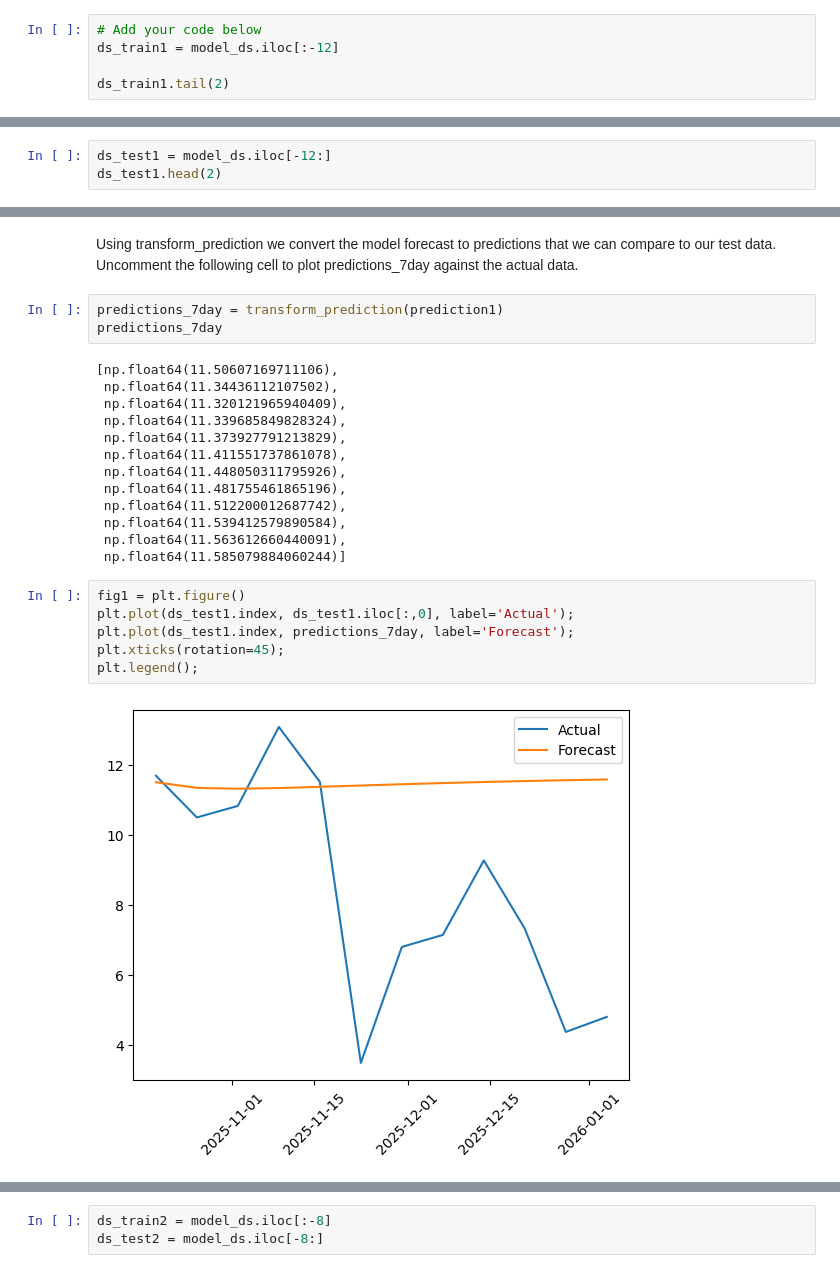
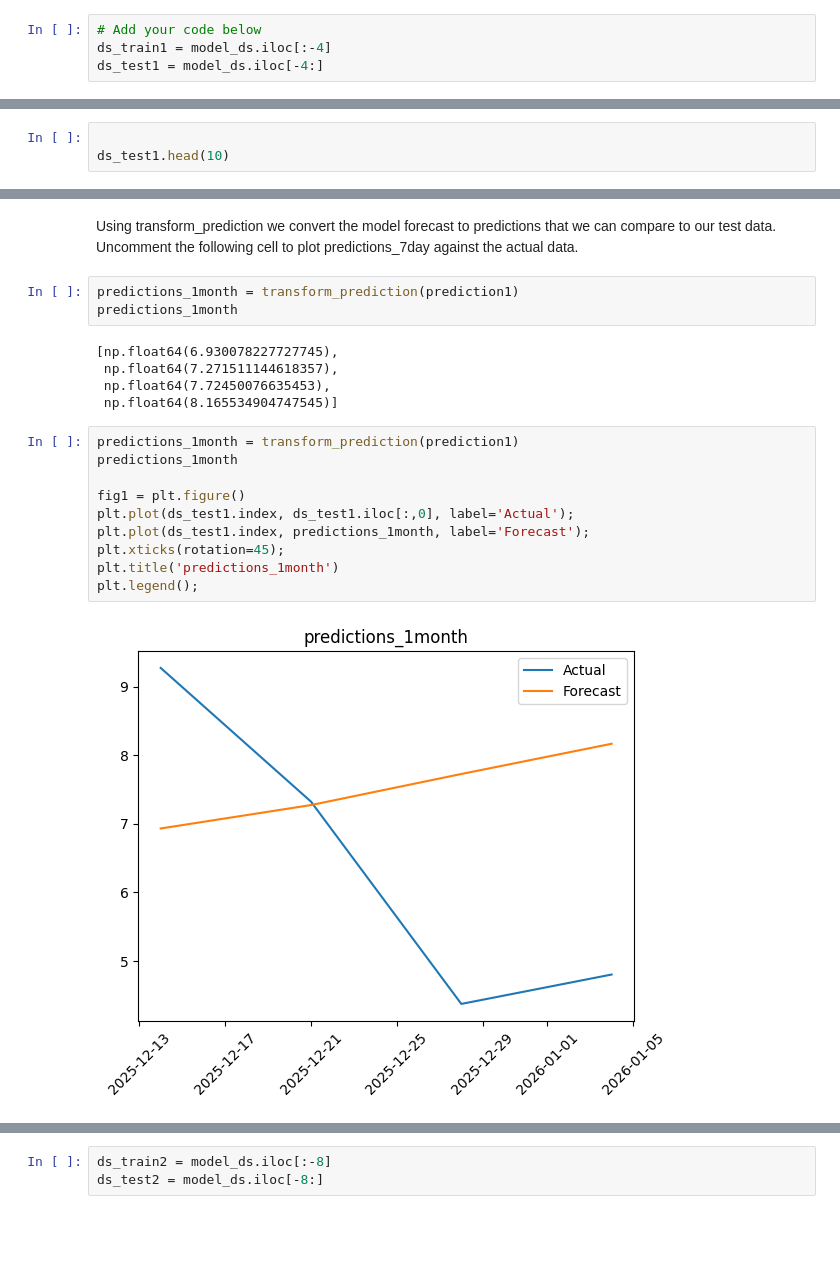
Before and after one commit to admason/C_Spark_Project_AM2, a Jupyter notebook: RTC_Sklearn_WEEK.ipynb, the cells around one changed output, grey strips where cells are left out. Cells and saved outputs as stored; diff of their text form; blank space fills up the shorter version.

```diff
--- a/RTC_Sklearn_WEEK.ipynb
+++ b/RTC_Sklearn_WEEK.ipynb
@@ -746,5 +746,4 @@ model_ds.head(2)
 # %%
 # Add your code below
-ds_train1 = model_ds.iloc[:-12]
-
-ds_train1.tail(2)
+ds_train1 = model_ds.iloc[:-4]
+ds_test1 = model_ds.iloc[-4:]
@@ -756,6 +767,6 @@ ds_train1.tail(2)
 # %%
-ds_test1 = model_ds.iloc[-12:]
-ds_test1.head(2)
+
+ds_test1.head(10)
 # %% [output]
 |  | Daily Tmean °C | Rainfall mm 1 dpl no traces | Sunshine duration h | Air frost 0/1 | Incident_Count |
 | Date |  |  |  |  |  |
@@ -806,29 +811,25 @@ def transform_prediction(prediction):
 # %% [markdown]
 Using transform_prediction we convert the model forecast to predictions that we can compare to our test data. Uncomment the following cell to plot predictions_7day against the actual data.
 # %%
-predictions_7day = transform_prediction(prediction1)
-predictions_7day
+predictions_1month = transform_prediction(prediction1)
+predictions_1month
 # %% [output]
-[np.float64(11.50607169711106),
- np.float64(11.34436112107502),
- np.float64(11.320121965940409),
- np.float64(11.339685849828324),
- np.float64(11.373927791213829),
- np.float64(11.411551737861078),
- np.float64(11.448050311795926),
- np.float64(11.481755461865196),
- np.float64(11.512200012687742),
- np.float64(11.539412579890584),
- np.float64(11.563612660440091),
- np.float64(11.585079884060244)]
+[np.float64(6.930078227727745),
+ np.float64(7.271511144618357),
+ np.float64(7.72450076635453),
+ np.float64(8.165534904747545)]
 # %%
+predictions_1month = transform_prediction(prediction1)
+predictions_1month
+
 fig1 = plt.figure()
 plt.plot(ds_test1.index, ds_test1.iloc[:,0], label='Actual');
-plt.plot(ds_test1.index, predictions_7day, label='Forecast');
+plt.plot(ds_test1.index, predictions_1month, label='Forecast');
 plt.xticks(rotation=45);
+plt.title('predictions_1month')
 plt.legend();
 # %% [output]
-[figure, old version]
+[figure, new version]
 # %%
 ds_test1['Incident_Count']
 # %% [output]
```
Also changed, not shown: parts of 51 cells of this notebook.
